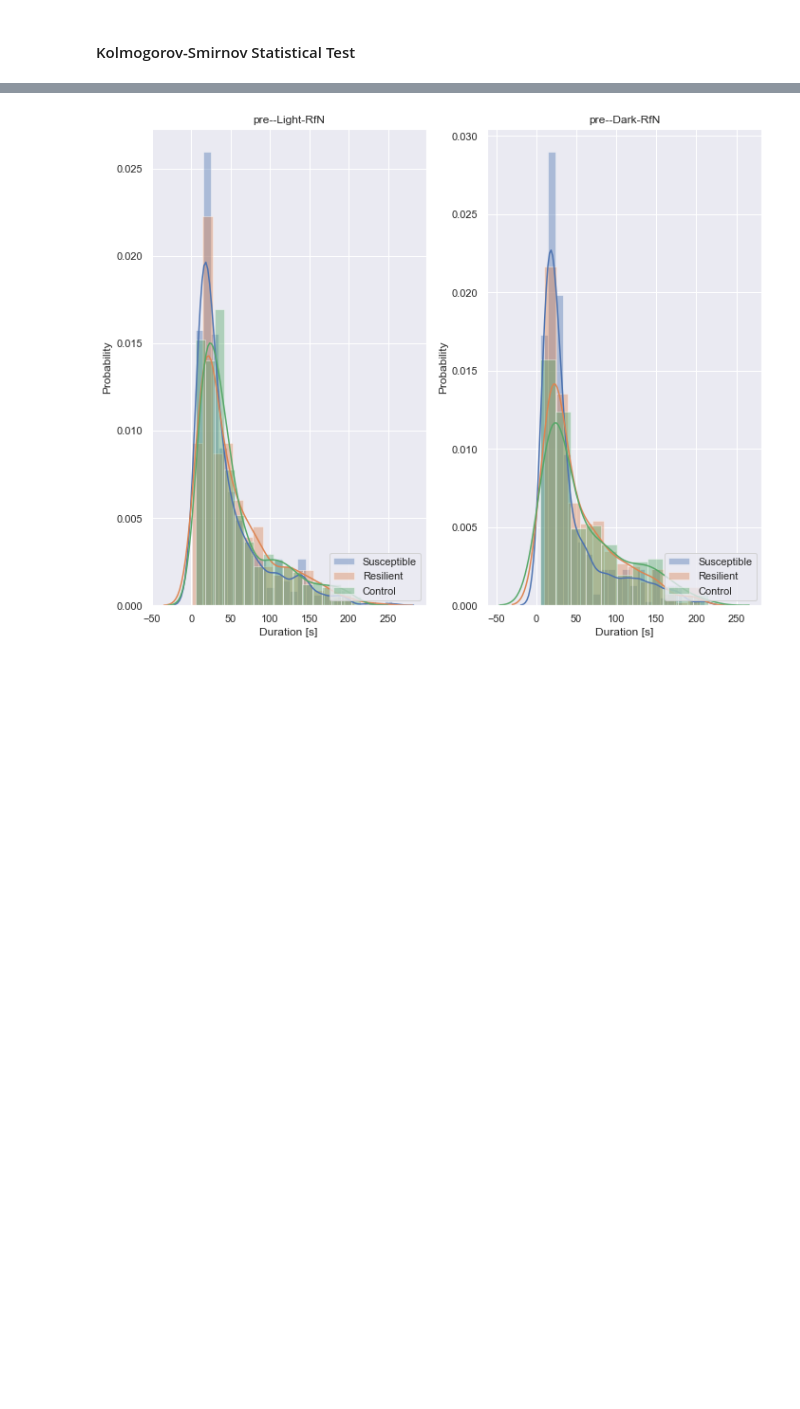
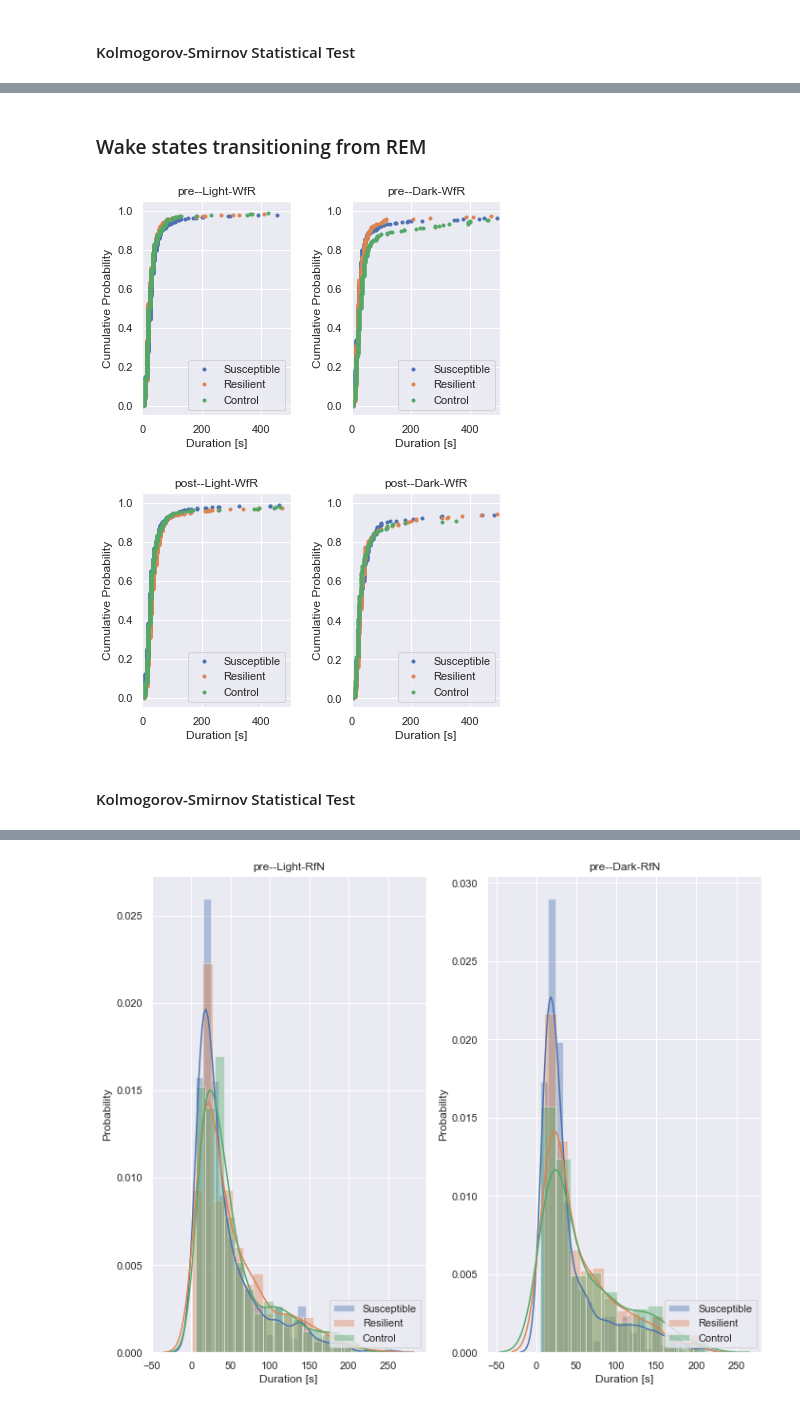
Before and after one commit to basmarad/Modeling-sleep-wake-states-, a Jupyter notebook: Vigilances_States_analysis.ipynb, the cells around one changed output, grey strips where cells are left out. Drawn from its saved outputs; the diff is of its cells as text; code cells hidden in the pictures; blank space fills up the shorter version.

```diff
--- a/Vigilances_States_analysis.ipynb
+++ b/Vigilances_States_analysis.ipynb
@@ -490,0 +349,16 @@ Kolmogorov-Smirnov test between ks_2samp(l_Susceptible, l_Control)) Ks_2sampResu
+# %%
+#Statistical Testing
+from scipy.stats import ks_2samp
+# Light Pre
+##########
+phase = ['Light','Dark']
+condition = ['pre','post']
+direction = 'From'
+state = 'NREM'
+transition = 'NfR'
+measure = 'Duration'
+
+
+for c in condition:
+    for p in phase:
+        compute_KS_2samp_test(state, direction, p,c, transition,measure)
@@ -490,0 +382,24 @@ Kolmogorov-Smirnov test between ks_2samp(l_Susceptible, l_Control)) Ks_2sampResu
+# %% [markdown]
+### Wake states transitioning from REM
+# %%
+phase = ['Light','Dark']
+condition =['pre','post']
+direction = 'From'
+state = 'Wake'
+transition = 'WfR'
+measure = 'Duration'
+
+for c in condition:
+    i = 1
+    for p in phase:
+        _ = plt.subplot(1,2,i)
+        plt_loop_over_phenotype(p, c,state, direction, transition,measure)
+        i+=1
+        plt.xlim([0,500])
+        plt.tight_layout()
+    plt.show()
+# %% [output]
+[figure, added]
+[figure, added]
+# %% [markdown]
+#### Kolmogorov-Smirnov Statistical Test
```
Also changed, not shown: parts of 56 cells of this notebook.
